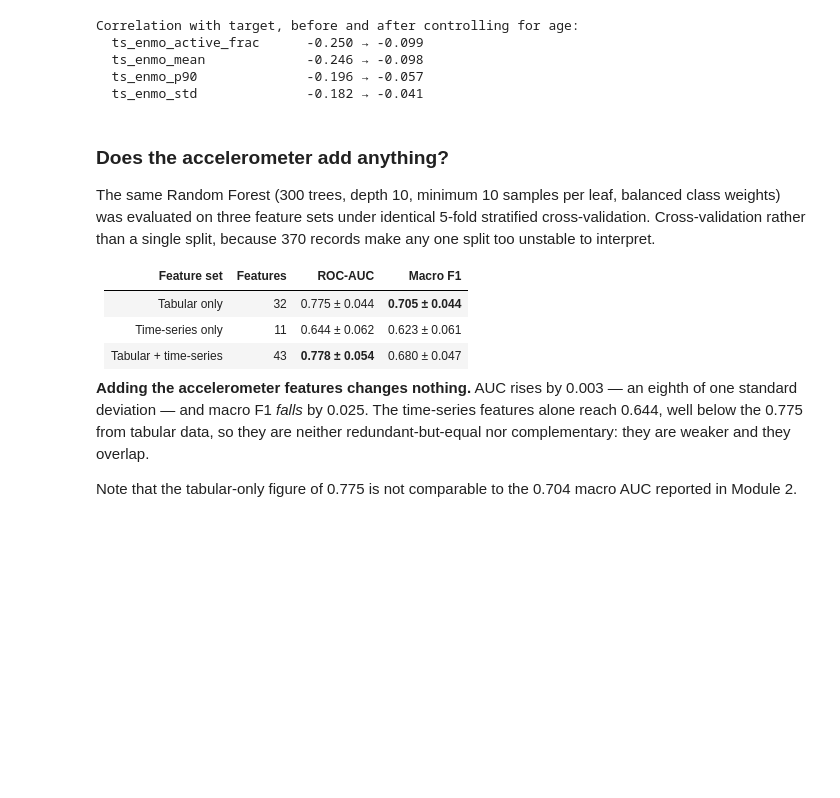
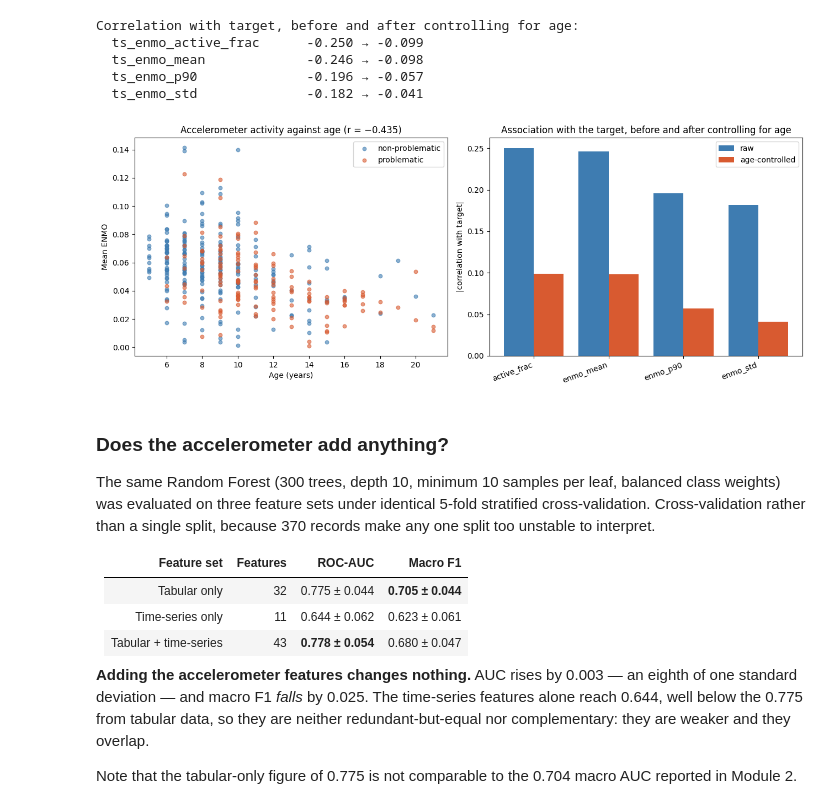
Before and after one commit to TetianaMar-888/Child-internet-use-datamining, a Jupyter notebook: notebooks/DM2_04_feature_fusion.ipynb, the cells around one changed output. Saved outputs shown, nothing was run; the diff lists cells and outputs as text; code cells hidden in the pictures; blank space fills up the shorter version.

```diff
--- a/notebooks/DM2_04_feature_fusion.ipynb
+++ b/notebooks/DM2_04_feature_fusion.ipynb
@@ -441,6 +441,33 @@ Correlation with target, before and after controlling for age:
   ts_enmo_mean             -0.246 → -0.098
   ts_enmo_p90              -0.196 → -0.057
   ts_enmo_std              -0.182 → -0.041
+# %%
+fig, axes = plt.subplots(1, 2, figsize=(13, 5))
+
+for cls, colour, label in [(0, '#3E7CB1', 'non-problematic'), (1, '#D85A30', 'problematic')]:
+    m = merged['target_binary'] == cls
+    axes[0].scatter(merged.loc[m, 'Basic_Demos-Age'], merged.loc[m, 'ts_enmo_mean'],
+                    s=22, alpha=0.6, color=colour, label=label)
+axes[0].set_xlabel('Age (years)'); axes[0].set_ylabel('Mean ENMO')
+axes[0].set_title('Accelerometer activity against age (r = −0.435)')
+axes[0].legend()
+
+corr_before = [0.250, 0.246, 0.196, 0.182]
+corr_after = [0.099, 0.098, 0.057, 0.041]
+names = ['active_frac', 'enmo_mean', 'enmo_p90', 'enmo_std']
+x = np.arange(len(names))
+axes[1].bar(x - 0.2, corr_before, 0.4, label='raw', color='#3E7CB1')
+axes[1].bar(x + 0.2, corr_after, 0.4, label='age-controlled', color='#D85A30')
+axes[1].set_xticks(x); axes[1].set_xticklabels(names, rotation=20, ha='right')
+axes[1].set_ylabel('|correlation with target|')
+axes[1].set_title('Association with the target, before and after controlling for age')
+axes[1].legend()
+
+plt.tight_layout()
+plt.savefig(f'{REPORTS}/feature_fusion_age_effect.png', dpi=150, bbox_inches='tight')
+plt.show()
+# %% [output]
+[figure, added]
 # %% [markdown]
 ### Does the accelerometer add anything?
 
```
